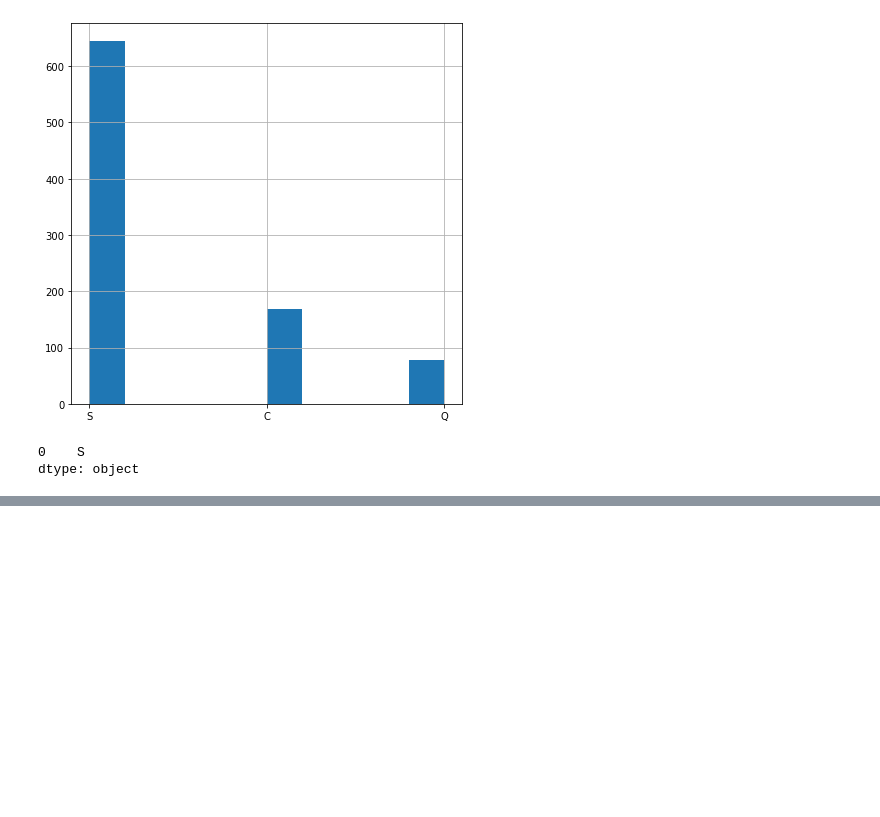
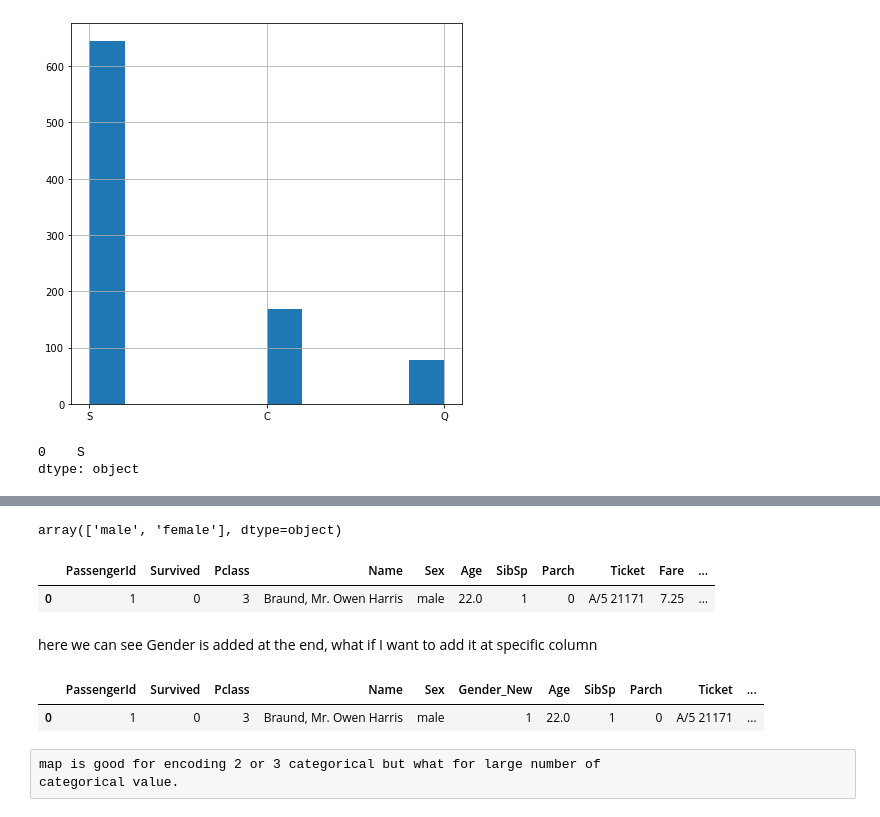
Before and after one commit to devpeak/Pandas, a Jupyter notebook: Titanic-project4.ipynb, the cells around one changed output, grey strips where cells are left out. Saved outputs shown, nothing was run; the diff lists cells and outputs as text; code cells hidden in the pictures; blank space fills up the shorter version.

Commit message:
CATEGORICAL DATA ENCODING, data['col'],map({'a' : 1 'b' : 0})

```diff
--- a/Titanic-project4.ipynb
+++ b/Titanic-project4.ipynb
@@ -433,0 +457,2 @@ data['Embarked'].isnull()
+# %%
+data['Age'].fillna(data['Age'].mean, inplace = True)
@@ -433,0 +489,14 @@ data['Embarked'].isnull()
+# %%
+data['Sex'].unique()
+# %% [output]
+array(['male', 'female'], dtype=object)
+# %%
+data['Gender']=data['Sex'].map({'male':1 , 'female' : 0})
+# %%
+data.head(1)
+# %% [output]
+|  | PassengerId | Survived | Pclass | Name | Sex | Age | SibSp | Parch | Ticket | Fare | ... |
+| 0 | 1 | 0 | 3 | Braund, Mr. Owen Harris | male | 22.0 | 1 | 0 | A/5 21171 | 7.25 | ... |
+# %% [markdown]
+here we can see Gender is added at the end, what if I want to add it at
+specific column
@@ -433,0 +507,8 @@ data['Embarked'].isnull()
+# %%
+data.head(1)
+# %% [output]
+|  | PassengerId | Survived | Pclass | Name | Sex | Gender_New | Age | SibSp | Parch | Ticket | ... |
+| 0 | 1 | 0 | 3 | Braund, Mr. Owen Harris | male | 1 | 22.0 | 1 | 0 | A/5 21171 | ... |
+# %% [raw]
+map is good for encoding 2 or 3 categorical but what for large number of
+categorical value.
```
Also changed, not shown: parts of 11 cells of this notebook.
